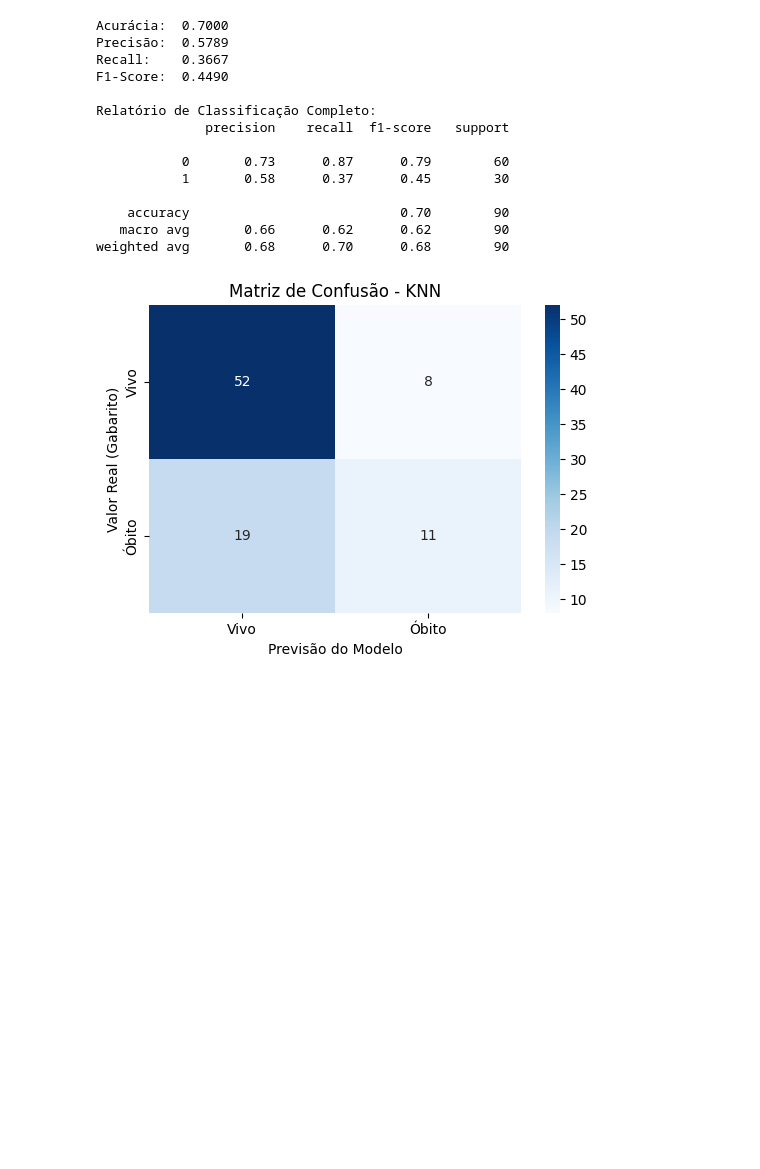
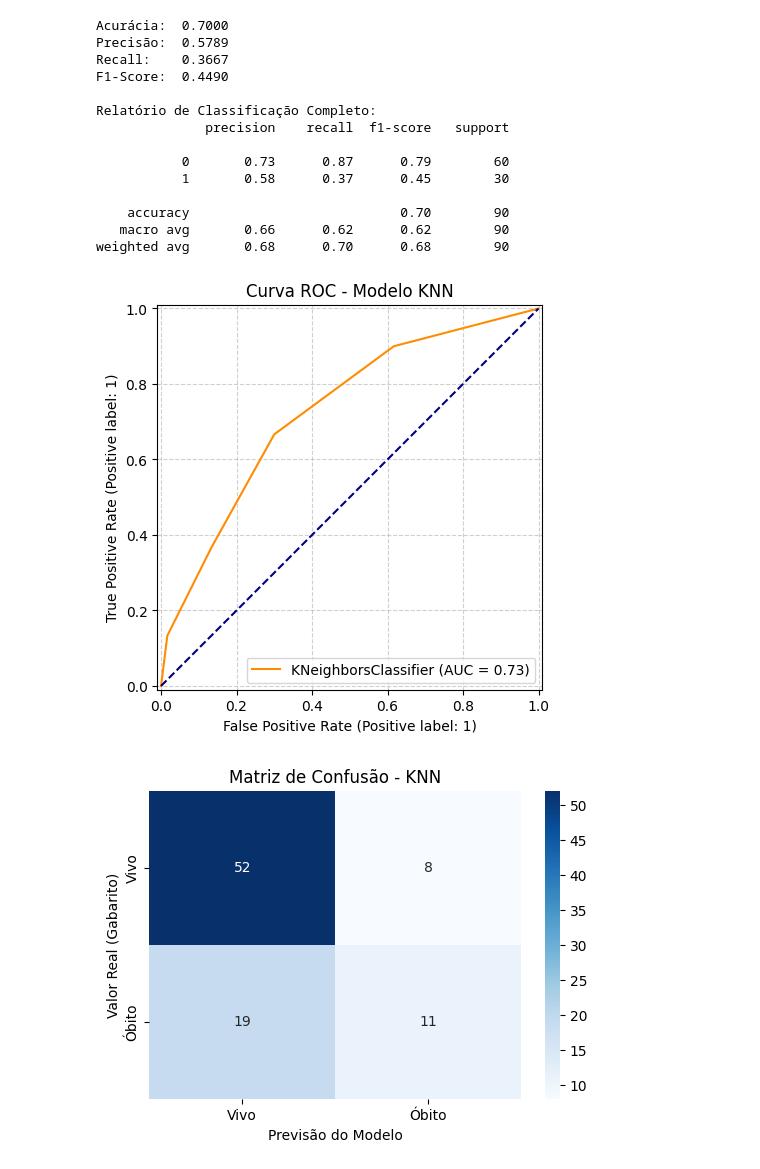
Before and after one commit to JulioCesarLinss/Heart-Failure-Prediction-, a Jupyter notebook: KNNeighbours_SmallDT.ipynb, the cells around one changed output. Saved outputs shown, nothing was run; the diff lists cells and outputs as text; code cells hidden in the pictures; blank space fills up the shorter version.

```diff
--- a/KNNeighbours_SmallDT.ipynb
+++ b/KNNeighbours_SmallDT.ipynb
@@ -194,6 +207,23 @@ Relatório de Classificação Completo:
     accuracy                           0.70        90
    macro avg       0.66      0.62      0.62        90
 weighted avg       0.68      0.70      0.68        90
+# %%
+# Visualização da Curva ROC para o modelo KNN
+
+from sklearn.metrics import RocCurveDisplay
+
+plt.figure(figsize=(7, 5))
+# Plota a curva ROC usando o modelo KNN treinado e os dados de teste
+RocCurveDisplay.from_estimator(knn_model, X_test, y_test, ax=plt.gca(), color="darkorange")
+
+# Linha de referência (modelo aleatório)
+plt.plot([0, 1], [0, 1], color="navy", linestyle="--")
+
+plt.title("Curva ROC - Modelo KNN")
+plt.grid(True, linestyle="--", alpha=0.6)
+plt.show()
+# %% [output]
+[figure, added]
 # %%
 # Geração da Matriz de Confusão
 
```
Also changed, not shown: parts of 4 cells of this notebook, 1 other file.
